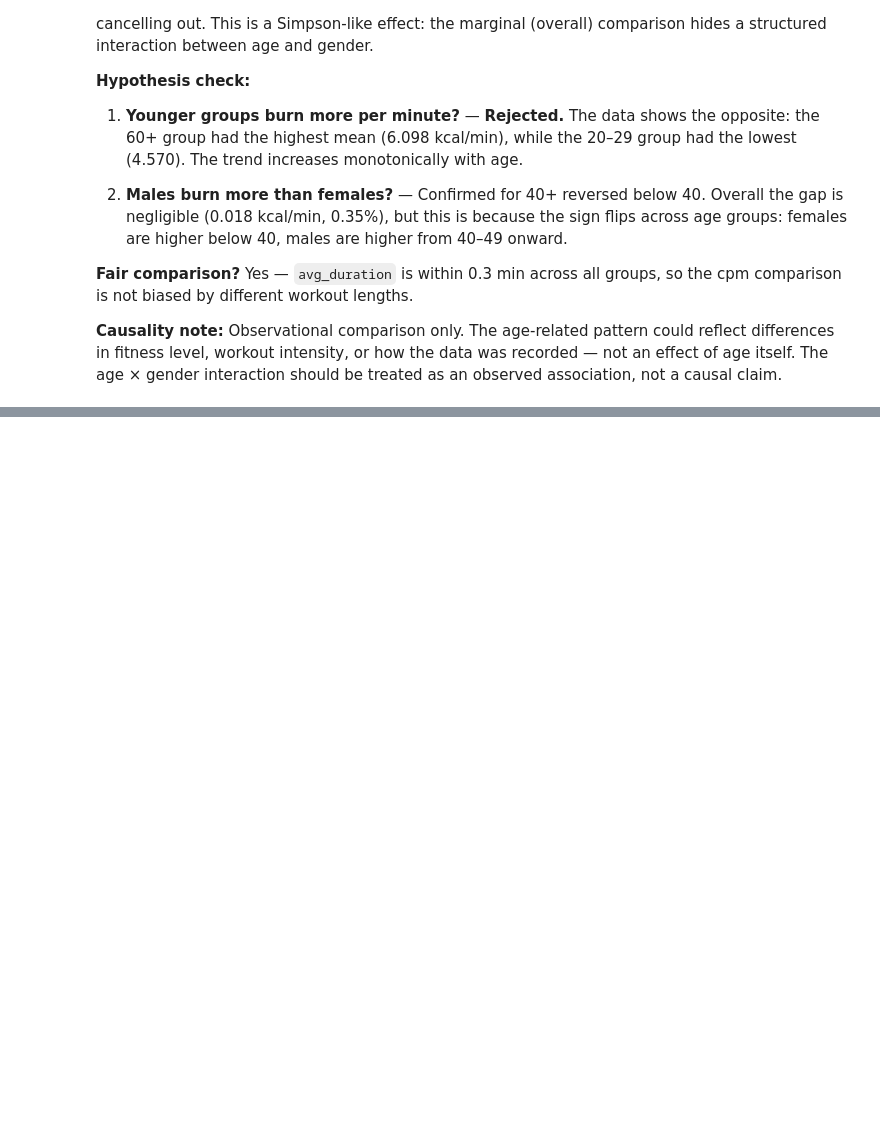
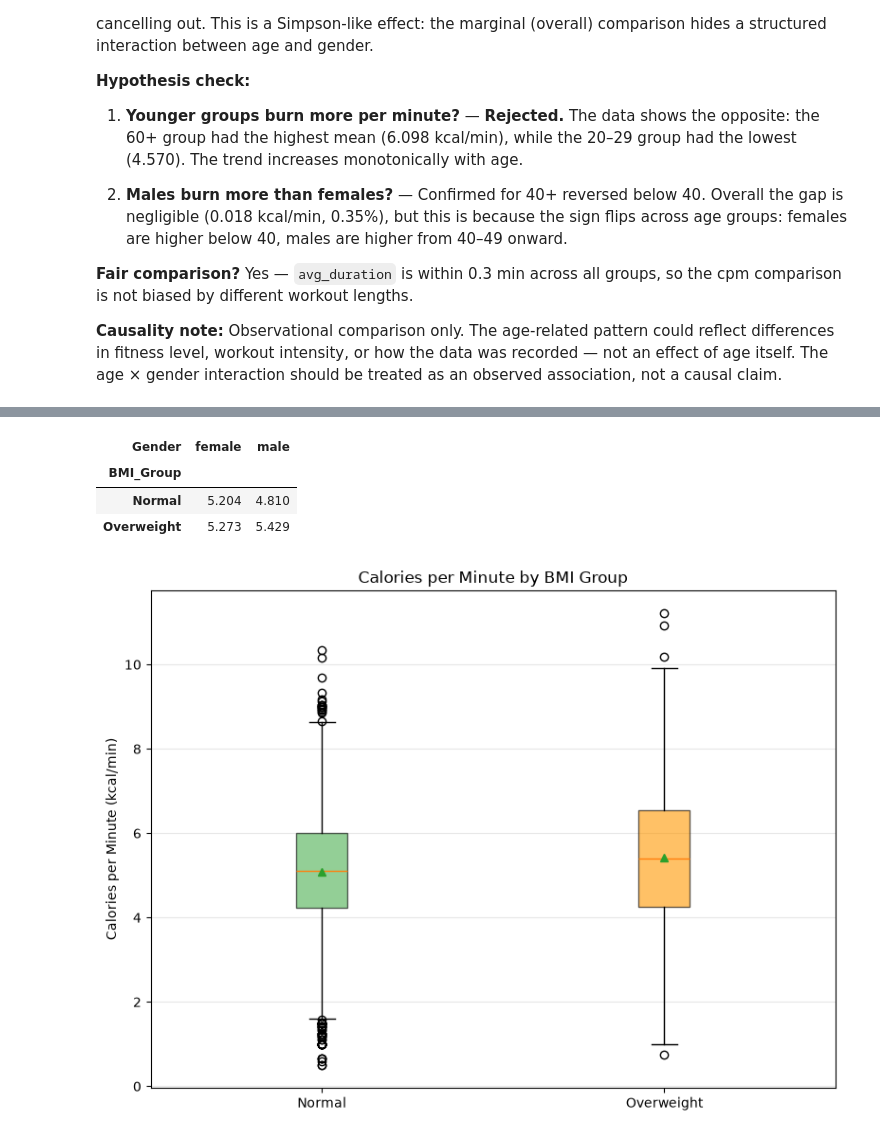
Before and after one commit to Sheyda-Fathi/fitness-calories-eda, a Jupyter notebook: notebooks/02_analysis.ipynb, the cells around one changed output, grey strips where cells are left out. Drawn from its saved outputs; the diff is of its cells as text; code cells hidden in the pictures; blank space fills up the shorter version.

Commit message:
feat: analyze BMI group differences

```diff
--- a/notebooks/02_analysis.ipynb
+++ b/notebooks/02_analysis.ipynb
@@ -358,0 +413,38 @@ not a causal claim.
+# %%
+bmi_gender_pivot = bmi_gender["cpm_mean"].unstack()
+bmi_gender_pivot
+# %% [output]
+| Gender | female | male |
+| BMI_Group |  |  |
+| Normal | 5.204 | 4.810 |
+| Overweight | 5.273 | 5.429 |
+# %%
+data = [
+    df.loc[df["BMI_Group"] == "Normal", "Calories_per_Minute"].values,
+    df.loc[df["BMI_Group"] == "Overweight", "Calories_per_Minute"].values,
+]
+
+fig, ax = plt.subplots(figsize=(8, 6))
+
+bp = ax.boxplot(
+    data,
+    tick_labels=["Normal", "Overweight"],
+    showmeans=True,
+    patch_artist=True,
+)
+
+colors = ["#4CAF50", "#FF9800"]
+for patch, color in zip(bp["boxes"], colors):
+    patch.set_facecolor(color)
+    patch.set_alpha(0.6)
+
+ax.set_ylabel("Calories per Minute (kcal/min)")
+ax.set_title("Calories per Minute by BMI Group")
+ax.grid(axis="y", alpha=0.3)
+
+plt.tight_layout()
+plt.savefig("../reports/figures/q3_bmi_group_cpm.png",
+            dpi=150, bbox_inches="tight")
+plt.show()
+# %% [output]
+[figure, added]
```
Also changed, not shown: parts of 4 cells of this notebook, 1 other file.
